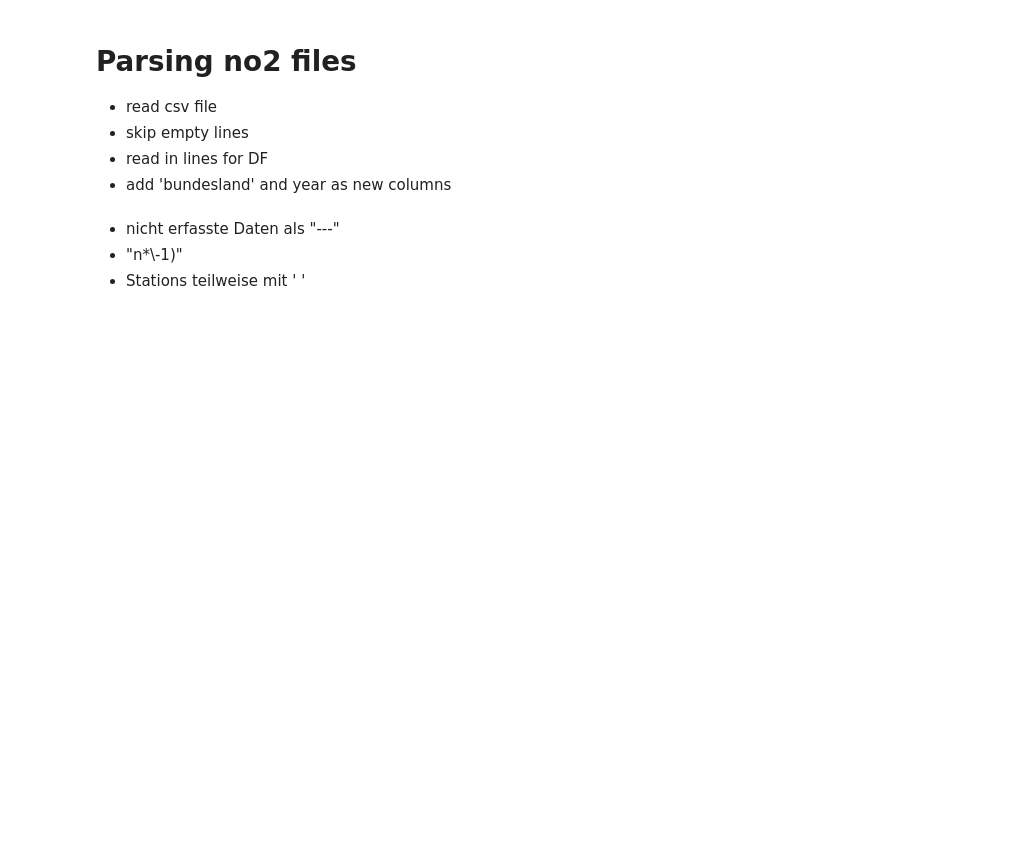
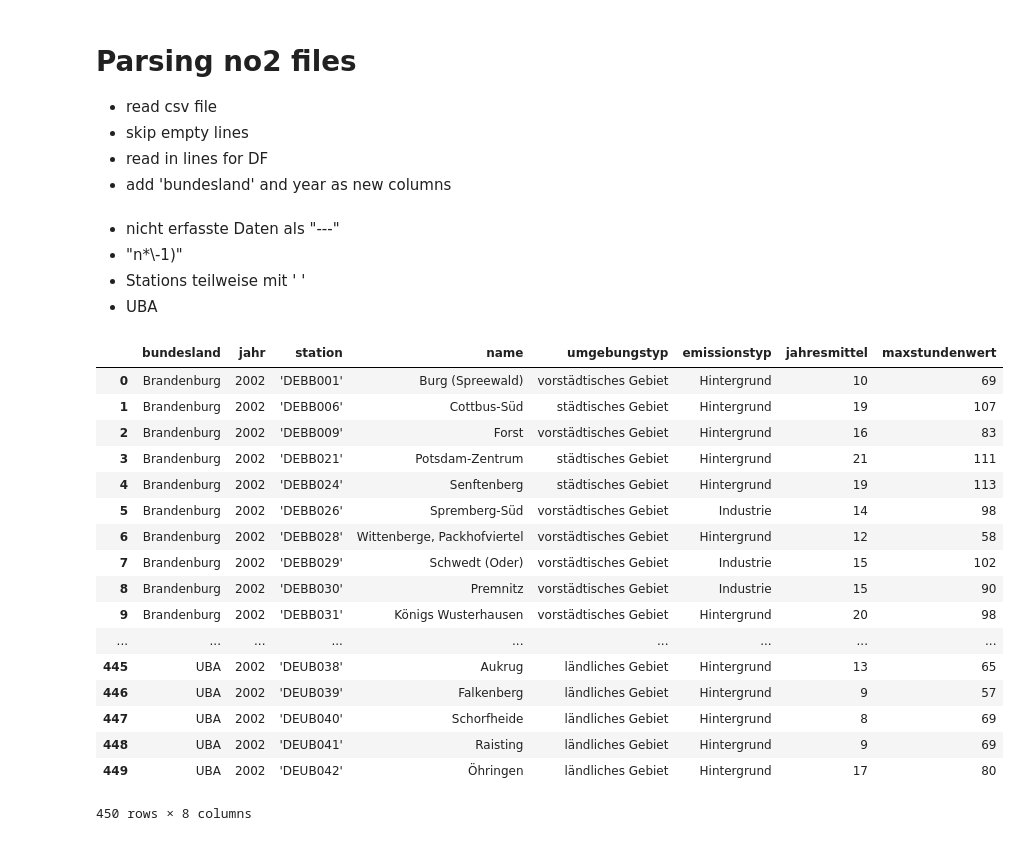
Before and after one commit to RaumschiffGS/Data-Science-Project, a Jupyter notebook: parse_no2.ipynb, the cells around one changed output. Saved outputs shown, nothing was run; the diff lists cells and outputs as text; code cells hidden in the pictures; blank space fills up the shorter version.

```diff
--- a/parse_no2.ipynb
+++ b/parse_no2.ipynb
@@ -11,7 +11,7 @@ import matplotlib.pyplot as plt
 import glob
 %matplotlib inline
 # %%
-paths = glob.glob("DataScienceProjekt/Stickstoff/CSV/*")
+paths = glob.glob("*.csv")
 # %%
 #path = "DataScienceProjekt/Stickstoff/CSV/no2_2002.csv"
 # %%
@@ -46,3 +46,25 @@ for file in paths:
 * nicht erfasste Daten als "---"
 * "n*\\-1)"
 * Stations teilweise mit '   '
+* UBA
+# %%
+dfs[0]
+# %% [output]
+|  | bundesland | jahr | station | name | umgebungstyp | emissionstyp | jahresmittel | maxstundenwert |
+| 0 | Brandenburg | 2002 | 'DEBB001' | Burg (Spreewald) | vorstädtisches Gebiet | Hintergrund | 10 | 69 |
+| 1 | Brandenburg | 2002 | 'DEBB006' | Cottbus-Süd | städtisches Gebiet | Hintergrund | 19 | 107 |
+| 2 | Brandenburg | 2002 | 'DEBB009' | Forst | vorstädtisches Gebiet | Hintergrund | 16 | 83 |
+| 3 | Brandenburg | 2002 | 'DEBB021' | Potsdam-Zentrum | städtisches Gebiet | Hintergrund | 21 | 111 |
+| 4 | Brandenburg | 2002 | 'DEBB024' | Senftenberg | städtisches Gebiet | Hintergrund | 19 | 113 |
+| 5 | Brandenburg | 2002 | 'DEBB026' | Spremberg-Süd | vorstädtisches Gebiet | Industrie | 14 | 98 |
+| 6 | Brandenburg | 2002 | 'DEBB028' | Wittenberge, Packhofviertel | vorstädtisches Gebiet | Hintergrund | 12 | 58 |
+| 7 | Brandenburg | 2002 | 'DEBB029' | Schwedt (Oder) | vorstädtisches Gebiet | Industrie | 15 | 102 |
+| 8 | Brandenburg | 2002 | 'DEBB030' | Premnitz | vorstädtisches Gebiet | Industrie | 15 | 90 |
+| 9 | Brandenburg | 2002 | 'DEBB031' | Königs Wusterhausen | vorstädtisches Gebiet | Hintergrund | 20 | 98 |
+| ... | ... | ... | ... | ... | ... | ... | ... | ... |
+| 445 | UBA | 2002 | 'DEUB038' | Aukrug | ländliches Gebiet | Hintergrund | 13 | 65 |
+| 446 | UBA | 2002 | 'DEUB039' | Falkenberg | ländliches Gebiet | Hintergrund | 9 | 57 |
+| 447 | UBA | 2002 | 'DEUB040' | Schorfheide | ländliches Gebiet | Hintergrund | 8 | 69 |
+| 448 | UBA | 2002 | 'DEUB041' | Raisting | ländliches Gebiet | Hintergrund | 9 | 69 |
+| 449 | UBA | 2002 | 'DEUB042' | Öhringen | ländliches Gebiet | Hintergrund | 17 | 80 |
+450 rows × 8 columns
```
Also changed, not shown: parts of 30 cells of this notebook.
